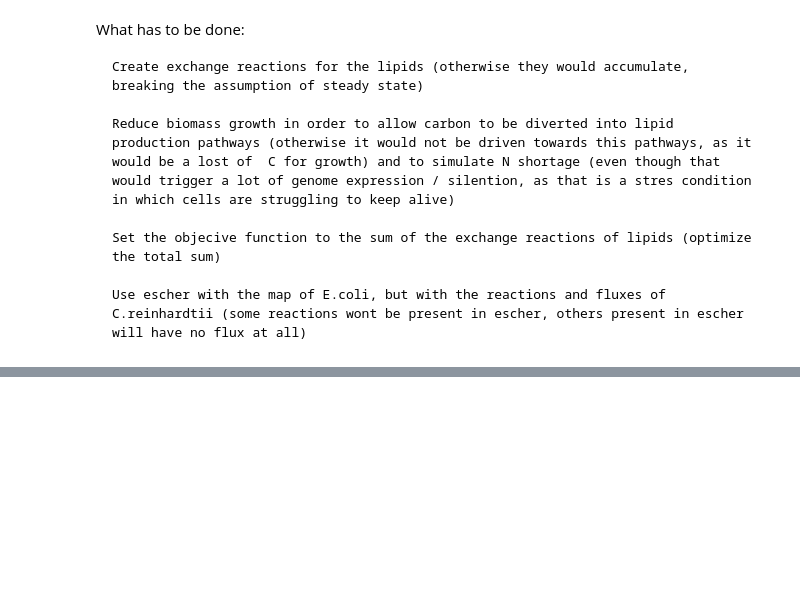
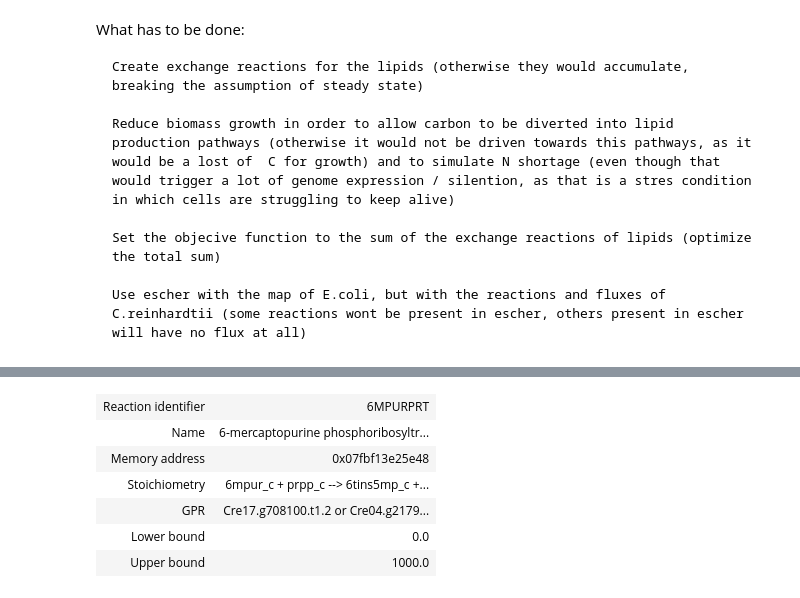
Before and after one commit to elena-krismer/27410-2020-group-project-group12-c-reinhardtii, a Jupyter notebook: Report.ipynb, the cells around one changed output, grey strips where cells are left out. Drawn from its saved outputs; the diff is of its cells as text; code cells hidden in the pictures; blank space fills up the shorter version.

Commit message:
Opt algorithms and mercapto

```diff
--- a/Report.ipynb
+++ b/Report.ipynb
@@ -196,0 +225,10 @@ What has to be done:
+# %%
+model.reactions.get_by_id('6MPURPRT')
+# %% [output]
+| Reaction identifier | 6MPURPRT |
+| Name | 6-mercaptopurine phosphoribosyltr... |
+| Memory address | 0x07fbf13e25e48 |
+| Stoichiometry | 6mpur_c + prpp_c --> 6tins5mp_c +... |
+| GPR | Cre17.g708100.t1.2 or Cre04.g2179... |
+| Lower bound | 0.0 |
+| Upper bound | 1000.0 |
```
Also changed, not shown: parts of 8 cells of this notebook, 2 other files.
